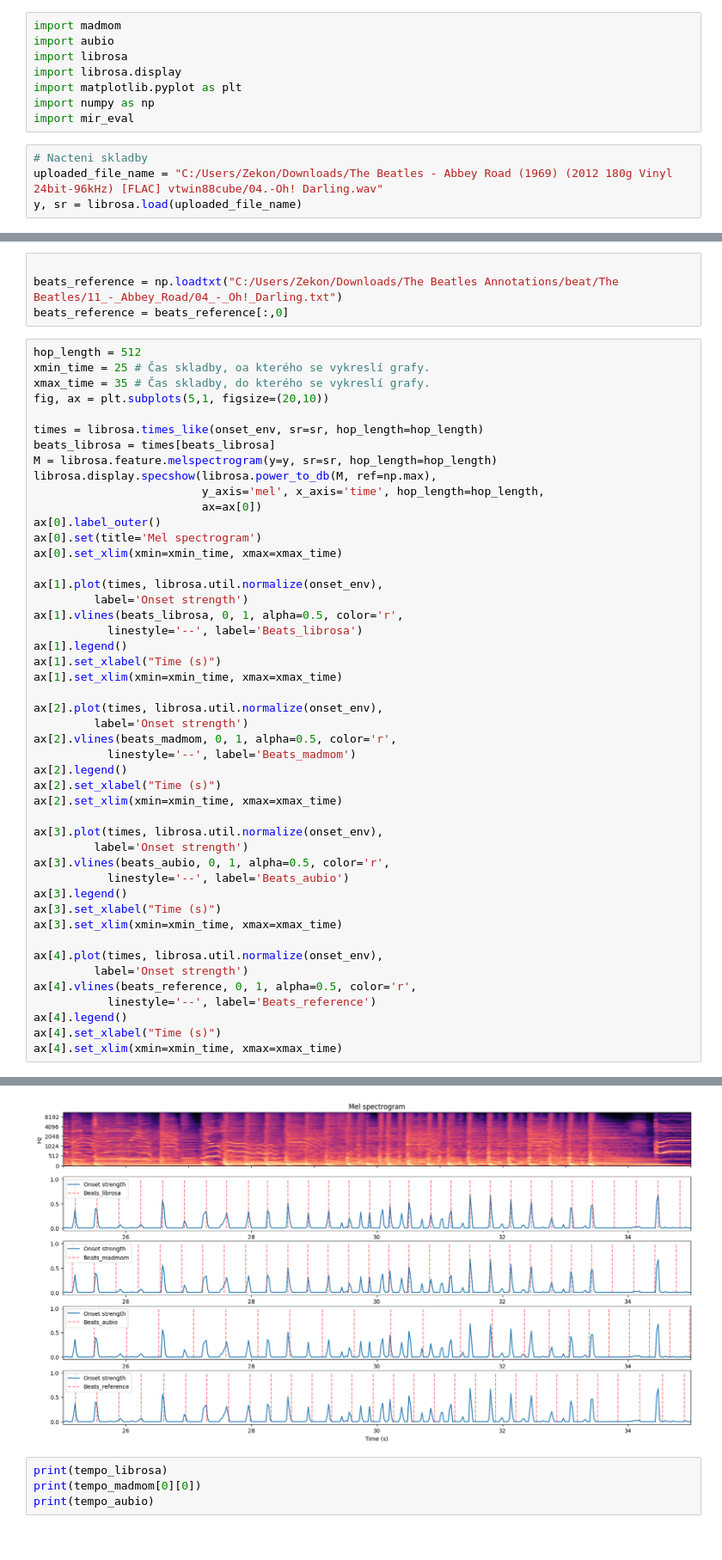
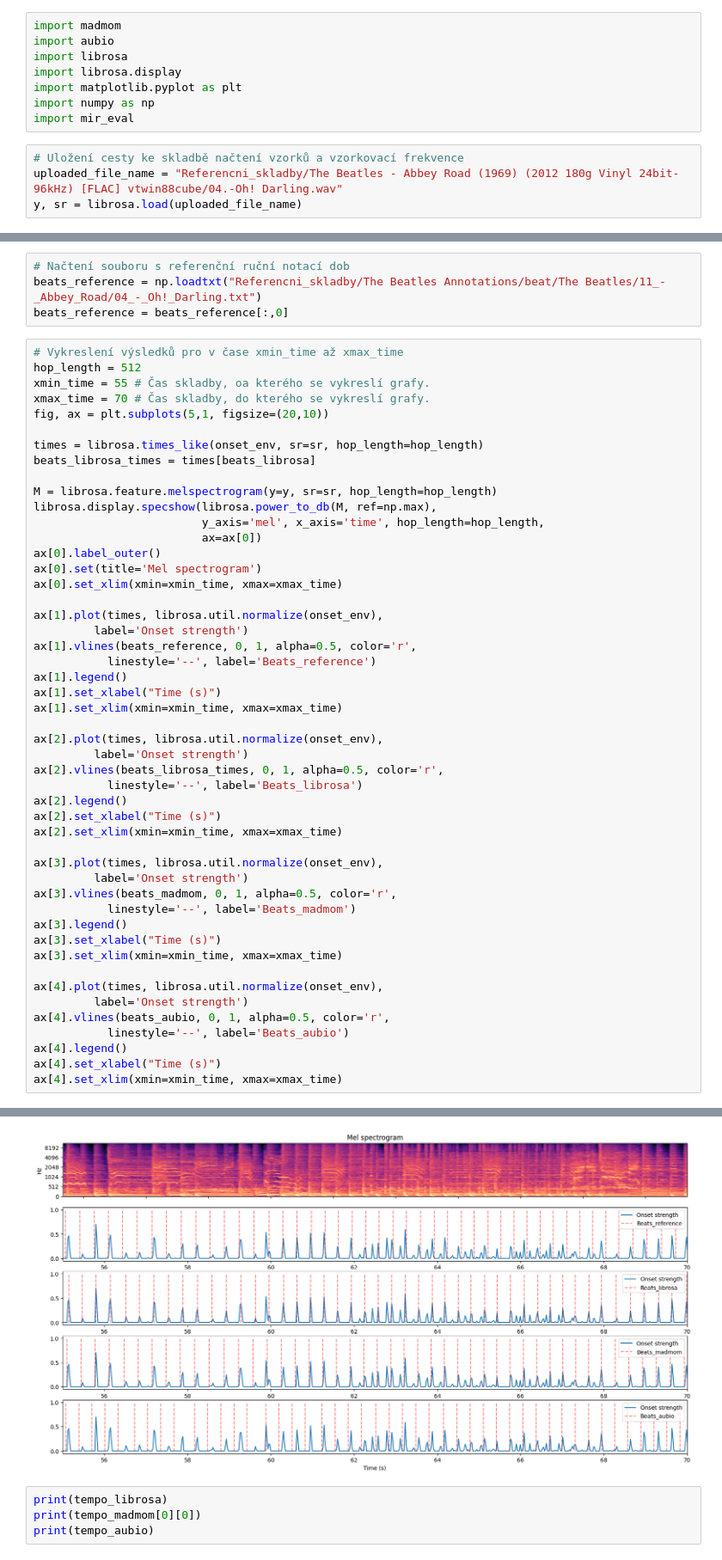
Before and after one commit to VikinnCz/Diplomova_prace_reseni, a Jupyter notebook: Beat_tracking_comparison.ipynb, the cells around one changed output, grey strips where cells are left out. Shown at 86% size. Drawn from its saved outputs; the diff is of its cells as text.

```diff
--- a/Beat_tracking_comparison.ipynb
+++ b/Beat_tracking_comparison.ipynb
@@ -7,6 +7,6 @@ import matplotlib.pyplot as plt
 import numpy as np
 import mir_eval
 # %%
-# Nacteni skladby
-uploaded_file_name = "C:/Users/Zekon/Downloads/The Beatles - Abbey Road (1969) (2012 180g Vinyl 24bit-96kHz) [FLAC] vtwin88cube/04.-Oh! Darling.wav"
+# Uložení cesty ke skladbě načtení vzorků a vzorkovací frekvence
+uploaded_file_name = "Referencni_skladby/The Beatles - Abbey Road (1969) (2012 180g Vinyl 24bit-96kHz) [FLAC] vtwin88cube/04.-Oh! Darling.wav"
 y, sr = librosa.load(uploaded_file_name)
@@ -52,15 +52,17 @@ tempo_aubio = len(beats_aubio) / (beats_aubio[-1] - beats_aubio[0]) * 60
 # %%
-
-beats_reference = np.loadtxt("C:/Users/Zekon/Downloads/The Beatles Annotations/beat/The Beatles/11_-_Abbey_Road/04_-_Oh!_Darling.txt")
+# Načtení souboru s referenční ruční notací dob
+beats_reference = np.loadtxt("Referencni_skladby/The Beatles Annotations/beat/The Beatles/11_-_Abbey_Road/04_-_Oh!_Darling.txt")
 beats_reference = beats_reference[:,0]
 # %%
+# Vykreslení výsledků pro v čase xmin_time až xmax_time
 hop_length = 512
-xmin_time = 25 # Čas skladby, oa kterého se vykreslí grafy.
-xmax_time = 35 # Čas skladby, do kterého se vykreslí grafy.
+xmin_time = 55 # Čas skladby, oa kterého se vykreslí grafy.
+xmax_time = 70 # Čas skladby, do kterého se vykreslí grafy.
 fig, ax = plt.subplots(5,1, figsize=(20,10))
 
 times = librosa.times_like(onset_env, sr=sr, hop_length=hop_length)
-beats_librosa = times[beats_librosa]
+beats_librosa_times = times[beats_librosa]
+
 M = librosa.feature.melspectrogram(y=y, sr=sr, hop_length=hop_length)
 librosa.display.specshow(librosa.power_to_db(M, ref=np.max),
                          y_axis='mel', x_axis='time', hop_length=hop_length,
@@ -71,32 +73,32 @@ ax[0].set_xlim(xmin=xmin_time, xmax=xmax_time)
 
 ax[1].plot(times, librosa.util.normalize(onset_env),
          label='Onset strength')
-ax[1].vlines(beats_librosa, 0, 1, alpha=0.5, color='r',
-           linestyle='--', label='Beats_librosa')
+ax[1].vlines(beats_reference, 0, 1, alpha=0.5, color='r',
+           linestyle='--', label='Beats_reference')
 ax[1].legend()
 ax[1].set_xlabel("Time (s)")
 ax[1].set_xlim(xmin=xmin_time, xmax=xmax_time)
 
 ax[2].plot(times, librosa.util.normalize(onset_env),
          label='Onset strength')
-ax[2].vlines(beats_madmom, 0, 1, alpha=0.5, color='r',
-           linestyle='--', label='Beats_madmom')
+ax[2].vlines(beats_librosa_times, 0, 1, alpha=0.5, color='r',
+           linestyle='--', label='Beats_librosa')
 ax[2].legend()
 ax[2].set_xlabel("Time (s)")
 ax[2].set_xlim(xmin=xmin_time, xmax=xmax_time)
 
 ax[3].plot(times, librosa.util.normalize(onset_env),
          label='Onset strength')
-ax[3].vlines(beats_aubio, 0, 1, alpha=0.5, color='r',
-           linestyle='--', label='Beats_aubio')
+ax[3].vlines(beats_madmom, 0, 1, alpha=0.5, color='r',
+           linestyle='--', label='Beats_madmom')
 ax[3].legend()
 ax[3].set_xlabel("Time (s)")
 ax[3].set_xlim(xmin=xmin_time, xmax=xmax_time)
 
 ax[4].plot(times, librosa.util.normalize(onset_env),
          label='Onset strength')
-ax[4].vlines(beats_reference, 0, 1, alpha=0.5, color='r',
-           linestyle='--', label='Beats_reference')
+ax[4].vlines(beats_aubio, 0, 1, alpha=0.5, color='r',
+           linestyle='--', label='Beats_aubio')
 ax[4].legend()
 ax[4].set_xlabel("Time (s)")
 ax[4].set_xlim(xmin=xmin_time, xmax=xmax_time)
@@ -105,4 +107,4 @@ ax[4].set_xlim(xmin=xmin_time, xmax=xmax_time)
-[figure, old version]
+[figure, new version]
 # %%
 print(tempo_librosa)
 print(tempo_madmom[0][0])
```
Also changed, not shown: parts of 7 cells of this notebook.
